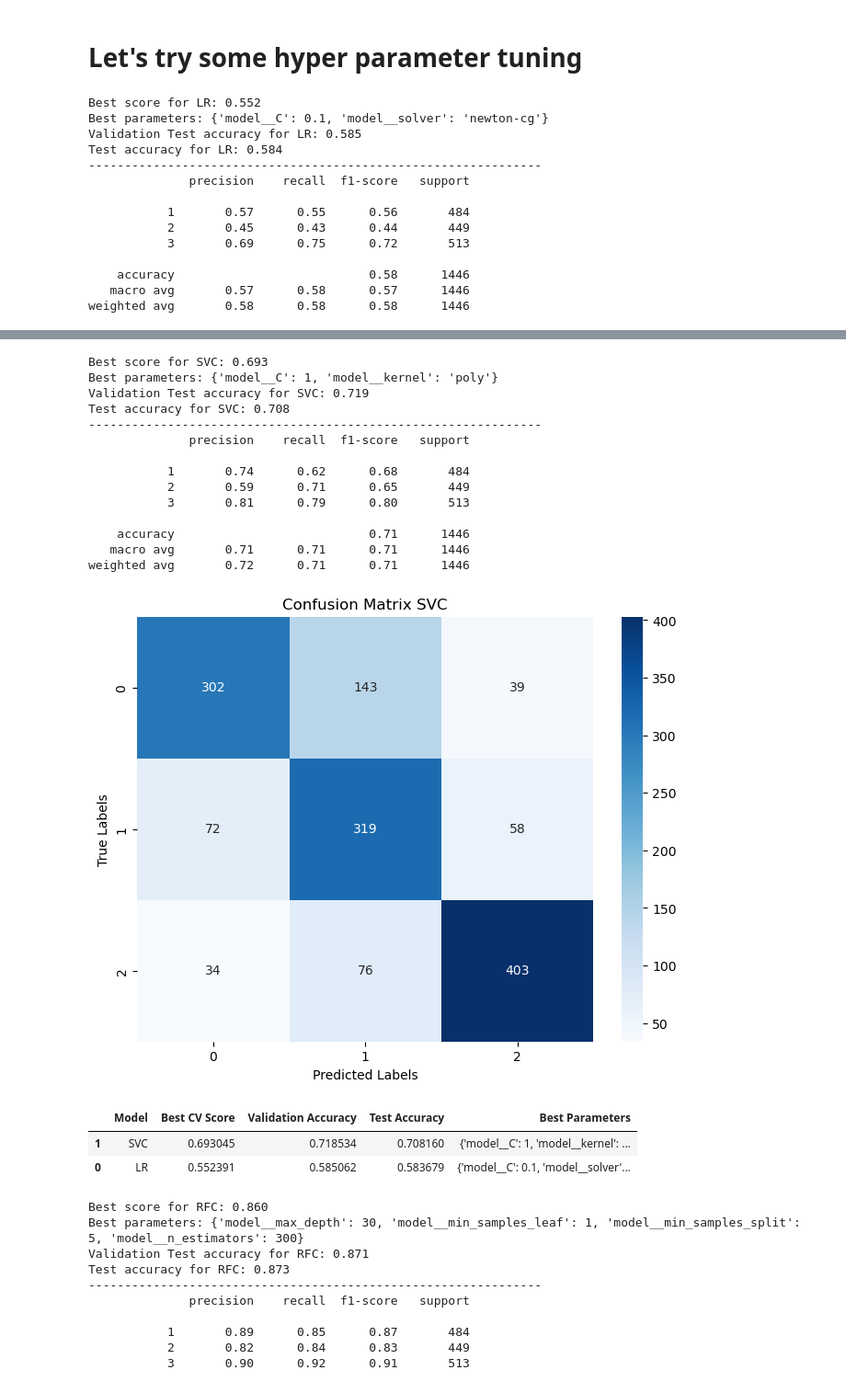
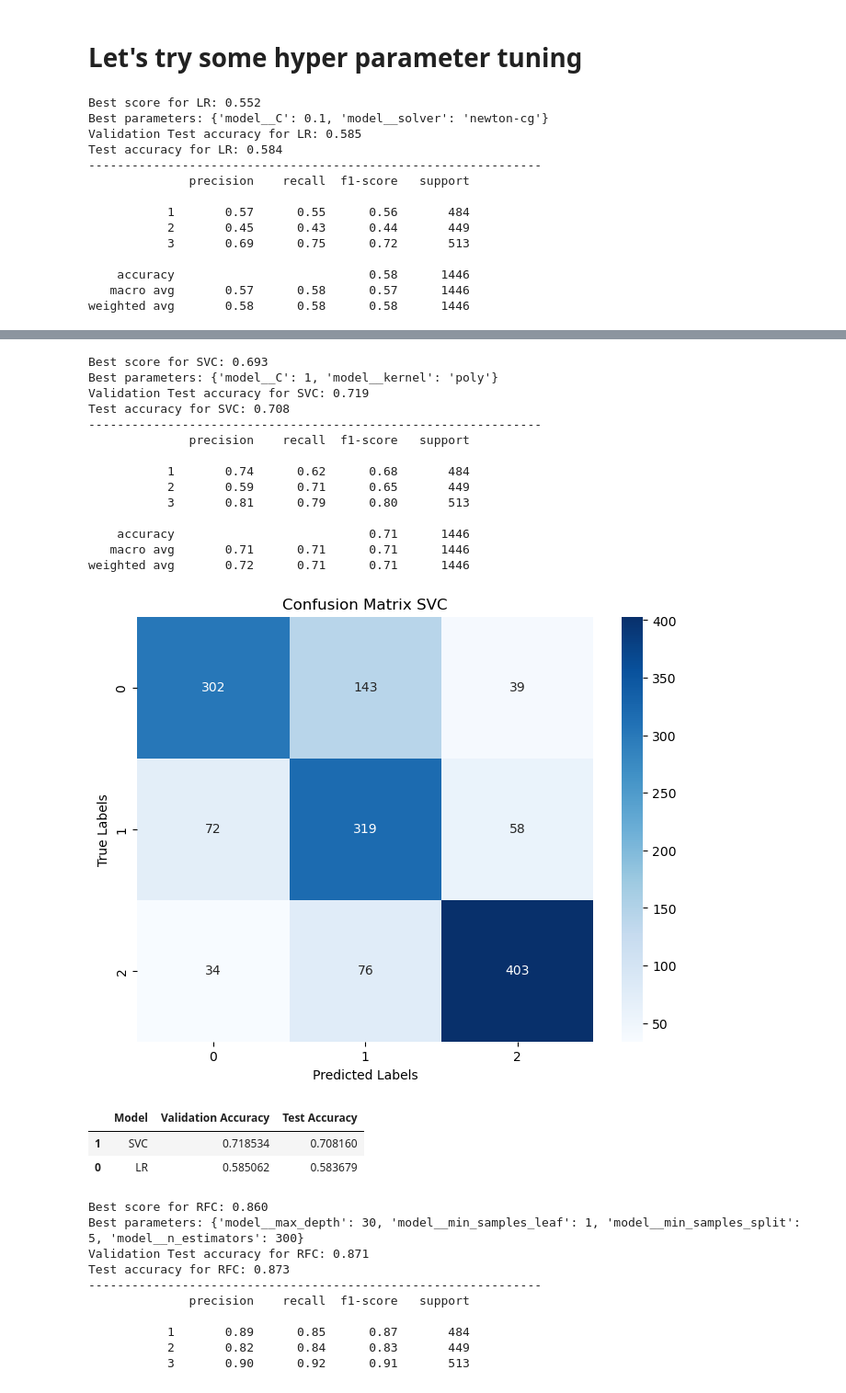
Before and after one commit to MaukanMir/Liver-Cirrhosis-Classification, a Jupyter notebook: training.ipynb, the cells around one changed output, grey strips where cells are left out. Shown at 92% size. Cells and saved outputs as stored; diff of their text form; code cells hidden in the pictures.

```diff
--- a/training.ipynb
+++ b/training.ipynb
@@ -187,8 +187,8 @@ def get_selected_models(names):
 
   return [models[model] for model in names]
 
-def val_grid_search_selected_models(param_grid:dict,names:list, models:list, X:pd.DataFrame,
-                                    y:pd.Series, metric, preprocessor, kbest=None, kbest_name=None):
+def val_grid_search_selected_models(names:list, models:list, X:pd.DataFrame,
+    y:pd.Series, metric, preprocessor, param_grid=None, kbest=None, kbest_name=None):
     """
     Runs multiple models on subsets of data
     using grid search
@@ -204,7 +204,6 @@ def val_grid_search_selected_models(param_grid:dict,names:list, models:list, X:p
     for i in range(len(models)):
         model, name = models[i], names[i]
         pipeline = create_pipeline(preprocessor, model, kbest_name, kbest) if kbest_name else create_pipeline(preprocessor, model)
-
         if param_grid:
             grid_search = GridSearchCV(pipeline, param_grid[name], cv=5, scoring=metric, n_jobs=-1)
             grid_search.fit(X_train, y_train)
@@ -453,41 +448,41 @@ param_grid = {
 names = ["LR", "SVC"]
 models = get_selected_models(names)
 metric = make_scorer(accuracy_score)
-val_grid_search_selected_models(param_grid, names, models, X, y, metric, preprocessor)
+val_grid_search_selected_models(names, models, X, y, metric, preprocessor, param_grid)
 # %% [output]
 Best score for LR: 0.552
 Best parameters: {'model__C': 0.1, 'model__solver': 'newton-cg'}
 Validation Test accuracy for LR: 0.585
 Test accuracy for LR: 0.584
 ---------------------------------------------------------------
               precision    recall  f1-score   support
 
            1       0.57      0.55      0.56       484
            2       0.45      0.43      0.44       449
            3       0.69      0.75      0.72       513
 
     accuracy                           0.58      1446
    macro avg       0.57      0.58      0.57      1446
 weighted avg       0.58      0.58      0.58      1446
 [figure]
 Best score for SVC: 0.693
 Best parameters: {'model__C': 1, 'model__kernel': 'poly'}
 Validation Test accuracy for SVC: 0.719
 Test accuracy for SVC: 0.708
 ---------------------------------------------------------------
               precision    recall  f1-score   support
 
            1       0.74      0.62      0.68       484
            2       0.59      0.71      0.65       449
            3       0.81      0.79      0.80       513
 
     accuracy                           0.71      1446
    macro avg       0.71      0.71      0.71      1446
 weighted avg       0.72      0.71      0.71      1446
 [figure]
-|  | Model | Best CV Score | Validation Accuracy | Test Accuracy | Best Parameters |
-| 1 | SVC | 0.693045 | 0.718534 | 0.708160 | {'model__C': 1, 'model__kernel': ... |
-| 0 | LR | 0.552391 | 0.585062 | 0.583679 | {'model__C': 0.1, 'model__solver'... |
+|  | Model | Validation Accuracy | Test Accuracy |
+| 1 | SVC | 0.718534 | 0.708160 |
+| 0 | LR | 0.585062 | 0.583679 |
 # %%
 param_grid = {
   "RFC":{
```
Also changed, not shown: parts of 5 cells of this notebook.
